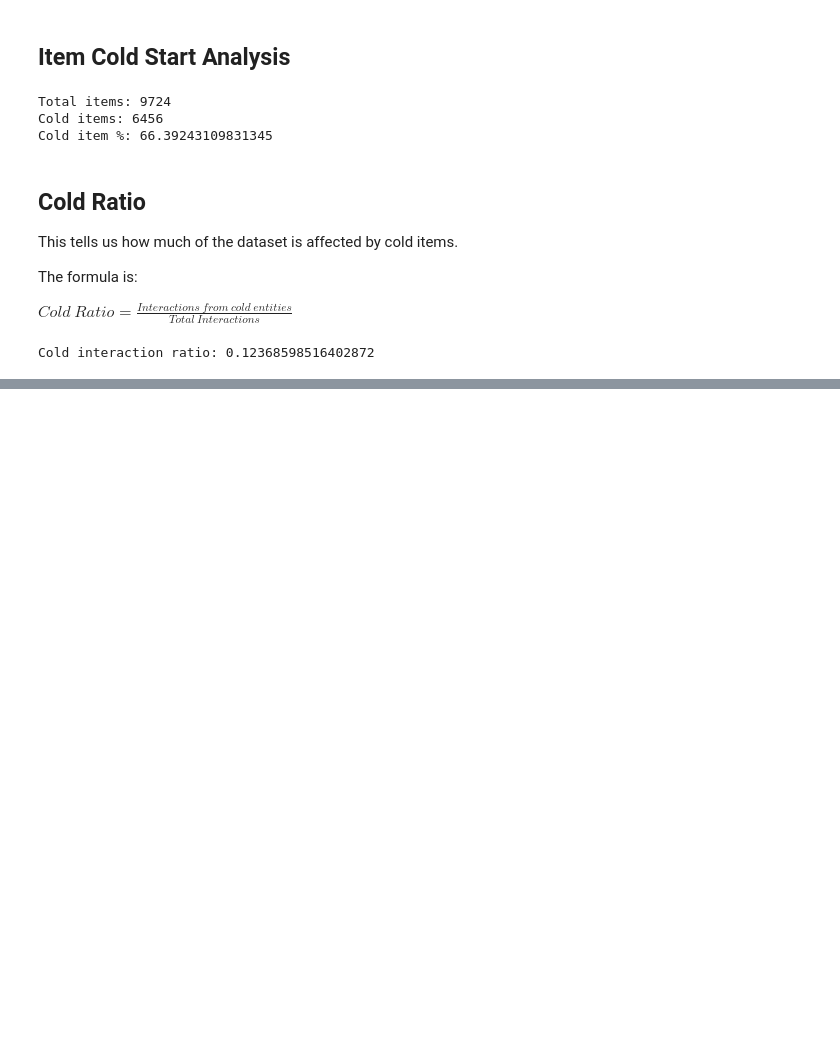
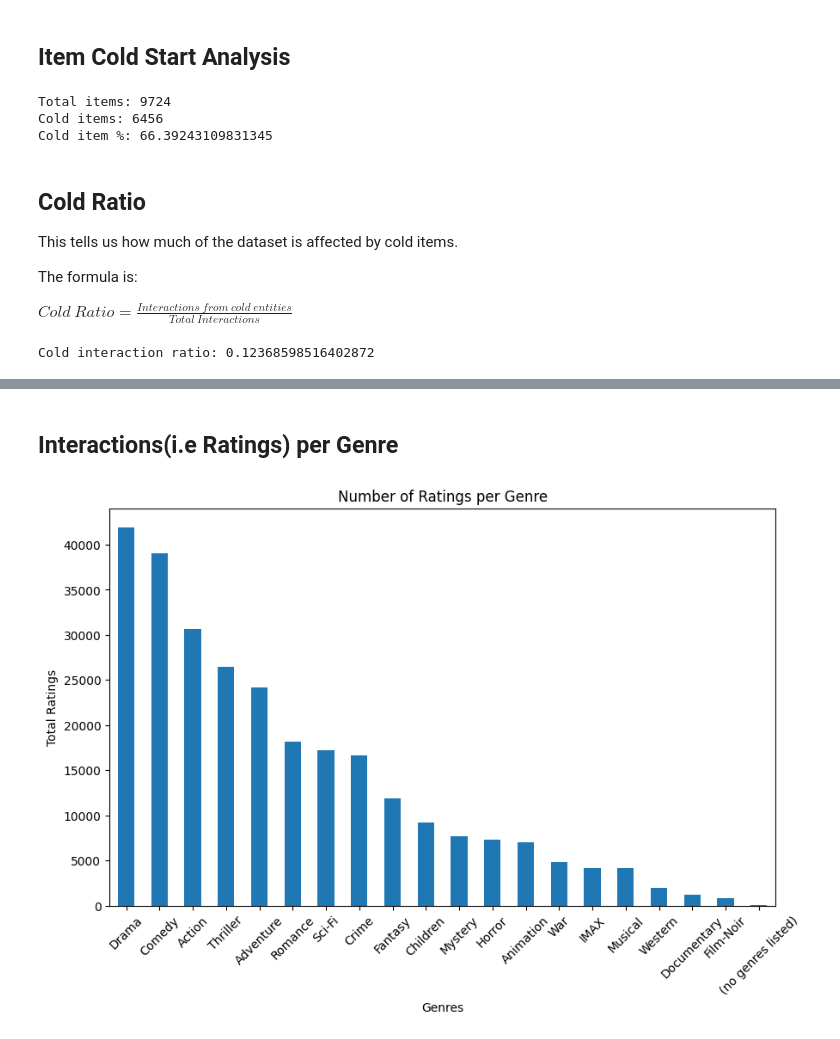
Before and after one commit to bhaskrr/next-gen-recommenders, a Jupyter notebook: notebooks/01_eda.ipynb, the cells around one changed output, grey strips where cells are left out. Cells and saved outputs as stored; diff of their text form; code cells hidden in the pictures; blank space fills up the shorter version.

```diff
--- a/notebooks/01_eda.ipynb
+++ b/notebooks/01_eda.ipynb
@@ -546,0 +584,16 @@ Cold interaction ratio: 0.12368598516402872
+# %% [markdown]
+## Interactions(i.e Ratings) per Genre
+# %%
+ratings_with_genres = ratings_copy.merge(movies_exploded, on="movieId")
+
+genre_popularity = ratings_with_genres.groupby("genres").size().sort_values(ascending=False)
+
+plt.figure(figsize=(10,6))
+genre_popularity.plot(kind="bar")
+plt.title("Number of Ratings per Genre")
+plt.xlabel("Genres")
+plt.ylabel("Total Ratings")
+plt.xticks(rotation=45)
+plt.show()
+# %% [output]
+[figure, added]
```
Also changed, not shown: parts of 9 cells of this notebook.
